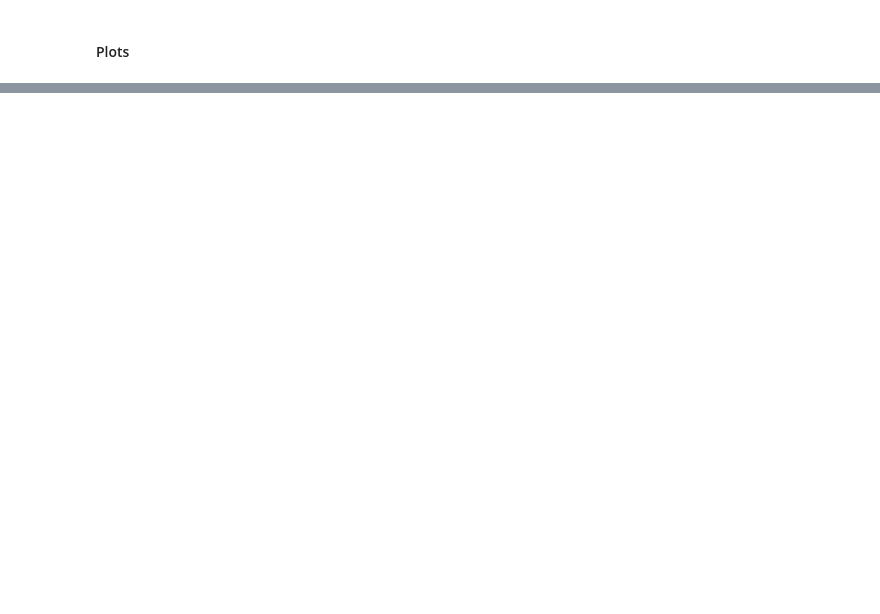
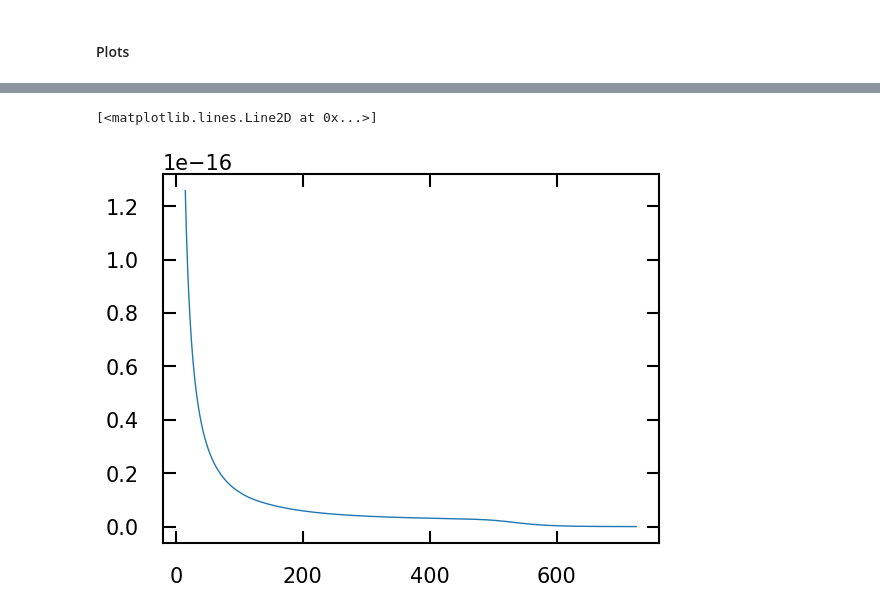
Before and after one commit to AfrozSaqlain/GWSurrogate, a Jupyter notebook: Notebooks/greedy_basis_tutorial.ipynb, the cells around one changed output, grey strips where cells are left out. Saved outputs shown, nothing was run; the diff lists cells and outputs as text; code cells hidden in the pictures; blank space fills up the shorter version.

```diff
--- a/Notebooks/greedy_basis_tutorial.ipynb
+++ b/Notebooks/greedy_basis_tutorial.ipynb
@@ -188,0 +200,5 @@ plt.show()
+# %%
+plt.plot(freqs_masked, normalized_amp * norm)
+# %% [output]
+[<matplotlib.lines.Line2D at 0x...>]
+[figure, added]
```
Also changed, not shown: parts of 7 cells of this notebook.
